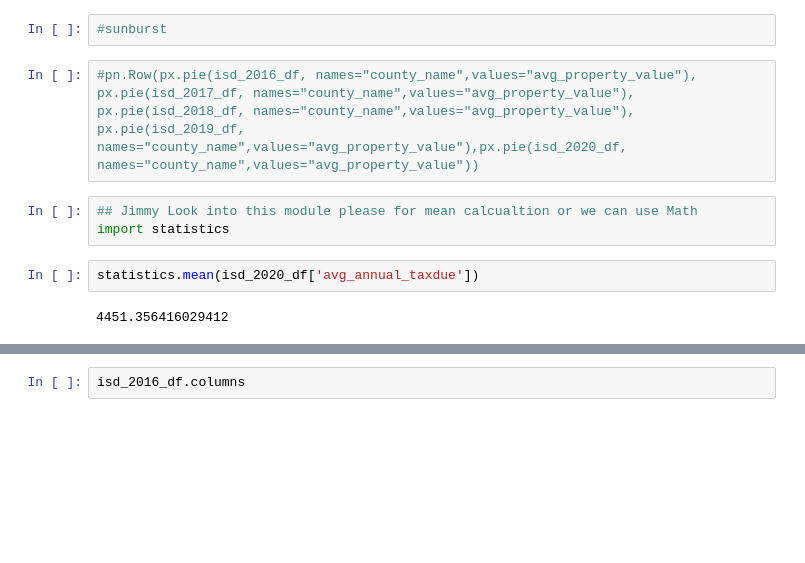
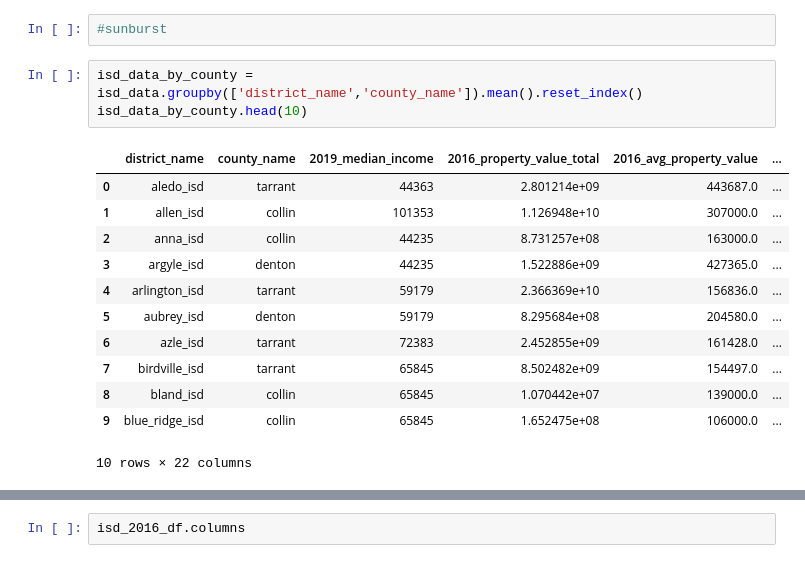
Before and after one commit to rimpi1612/DFW-Real-Estate-and-ISD-s, a Jupyter notebook: ISD_Base_House_Price_Analysis.ipynb, the cells around one changed output, grey strips where cells are left out. Drawn from its saved outputs; the diff is of its cells as text; blank space fills up the shorter version.

```diff
--- a/ISD_Base_House_Price_Analysis.ipynb
+++ b/ISD_Base_House_Price_Analysis.ipynb
@@ -399,12 +342,19 @@ fig_rate =px.sunburst(
 sunburst = pn.Row(fig_tax, fig_rate)
 # %%
 #sunburst
-# %%
-#pn.Row(px.pie(isd_2016_df, names="county_name",values="avg_property_value"), px.pie(isd_2017_df, names="county_name",values="avg_property_value"), px.pie(isd_2018_df, names="county_name",values="avg_property_value"), px.pie(isd_2019_df, names="county_name",values="avg_property_value"),px.pie(isd_2020_df, names="county_name",values="avg_property_value"))
-# %%
-## Jimmy Look into this module please for mean calcualtion or we can use Math
-import statistics
-# %%
-statistics.mean(isd_2020_df['avg_annual_taxdue'])
-# %% [output]
-4451.356416029412
+# %%
+isd_data_by_county = isd_data.groupby(['district_name','county_name']).mean().reset_index()
+isd_data_by_county.head(10)
+# %% [output]
+|  | district_name | county_name | 2019_median_income | 2016_property_value_total | 2016_avg_property_value | ... |
+| 0 | aledo_isd | tarrant | 44363 | 2.801214e+09 | 443687.0 | ... |
+| 1 | allen_isd | collin | 101353 | 1.126948e+10 | 307000.0 | ... |
+| 2 | anna_isd | collin | 44235 | 8.731257e+08 | 163000.0 | ... |
+| 3 | argyle_isd | denton | 44235 | 1.522886e+09 | 427365.0 | ... |
+| 4 | arlington_isd | tarrant | 59179 | 2.366369e+10 | 156836.0 | ... |
+| 5 | aubrey_isd | denton | 59179 | 8.295684e+08 | 204580.0 | ... |
+| 6 | azle_isd | tarrant | 72383 | 2.452855e+09 | 161428.0 | ... |
+| 7 | birdville_isd | tarrant | 65845 | 8.502482e+09 | 154497.0 | ... |
+| 8 | bland_isd | collin | 65845 | 1.070442e+07 | 139000.0 | ... |
+| 9 | blue_ridge_isd | collin | 65845 | 1.652475e+08 | 106000.0 | ... |
+10 rows × 22 columns
```
Also changed, not shown: parts of 28 cells of this notebook.
